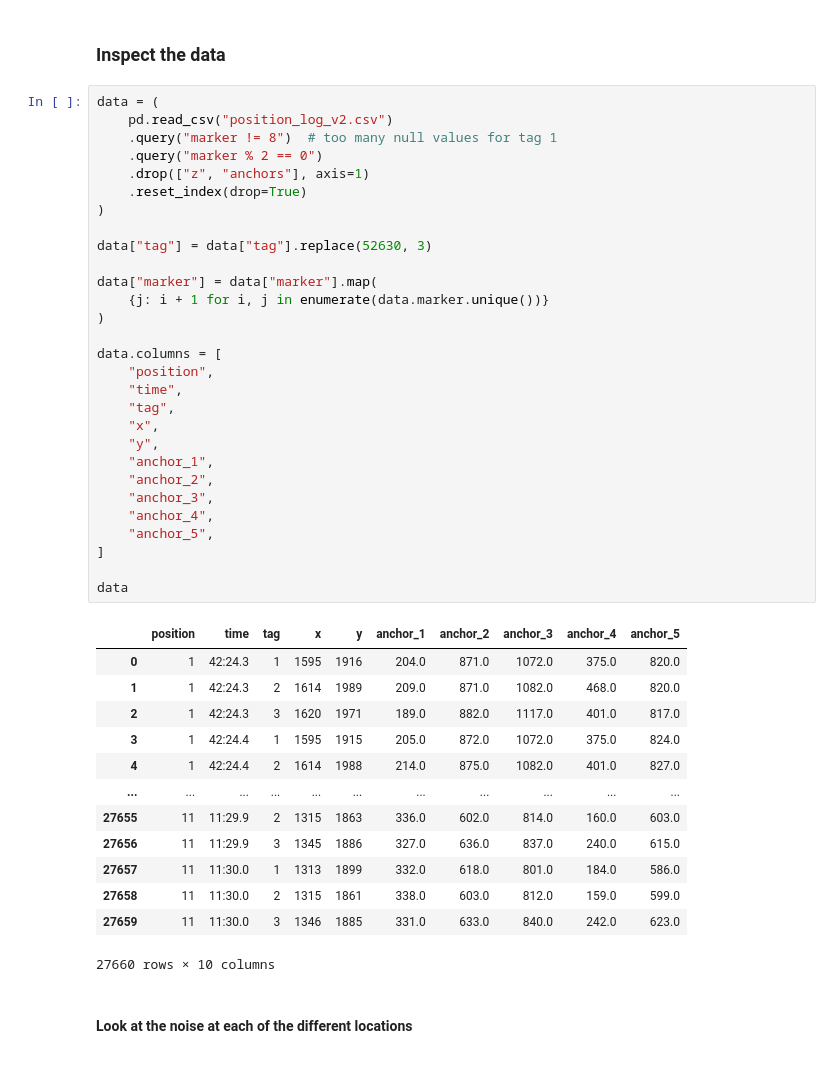
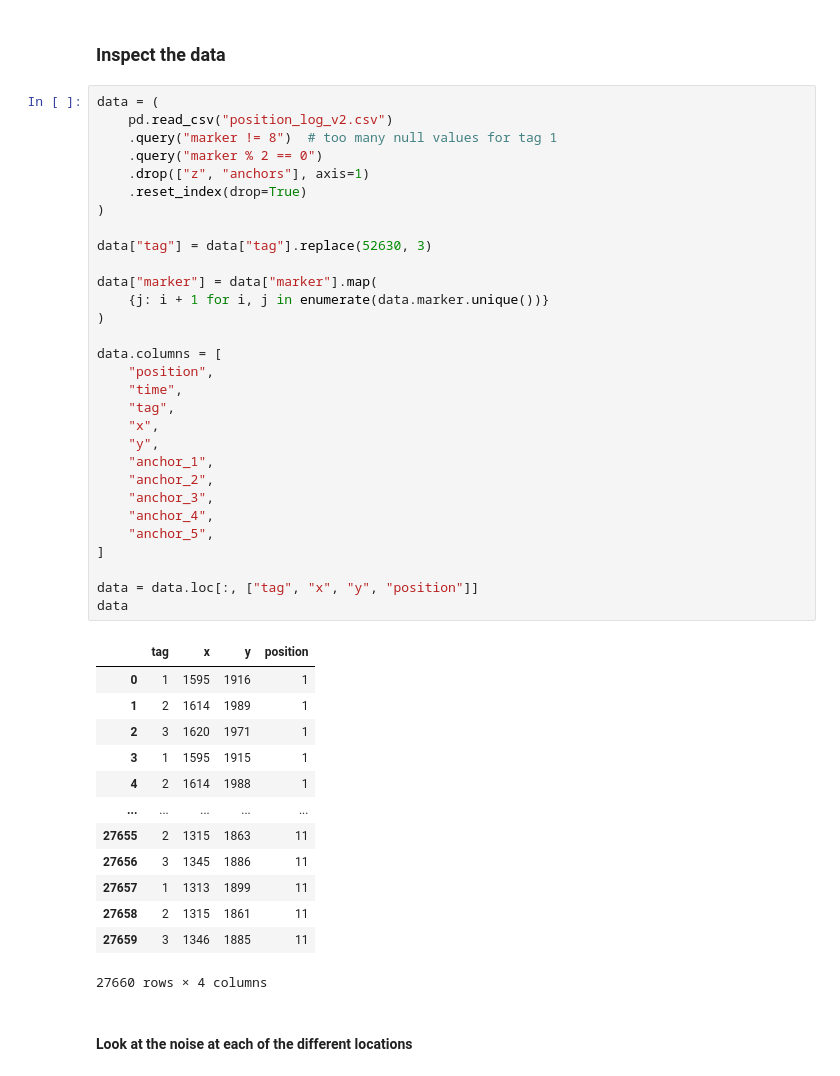
Before and after one commit to shariqak14/indoor_localization, a Jupyter notebook: constraint.ipynb, the cells around one changed output. Cells and saved outputs as stored; diff of their text form.

```diff
--- a/constraint.ipynb
+++ b/constraint.ipynb
@@ -52,46 +53,47 @@ The lab_black extension is already loaded. To reload it, use:
 # %%
 data = (
     pd.read_csv("position_log_v2.csv")
     .query("marker != 8")  # too many null values for tag 1
     .query("marker % 2 == 0")
     .drop(["z", "anchors"], axis=1)
     .reset_index(drop=True)
 )
 
 data["tag"] = data["tag"].replace(52630, 3)
 
 data["marker"] = data["marker"].map(
     {j: i + 1 for i, j in enumerate(data.marker.unique())}
 )
 
 data.columns = [
     "position",
     "time",
     "tag",
     "x",
     "y",
     "anchor_1",
     "anchor_2",
     "anchor_3",
     "anchor_4",
     "anchor_5",
 ]
 
+data = data.loc[:, ["tag", "x", "y", "position"]]
 data
 # %% [output]
-|  | position | time | tag | x | y | anchor_1 | anchor_2 | anchor_3 | anchor_4 | anchor_5 |
-| 0 | 1 | 42:24.3 | 1 | 1595 | 1916 | 204.0 | 871.0 | 1072.0 | 375.0 | 820.0 |
-| 1 | 1 | 42:24.3 | 2 | 1614 | 1989 | 209.0 | 871.0 | 1082.0 | 468.0 | 820.0 |
-| 2 | 1 | 42:24.3 | 3 | 1620 | 1971 | 189.0 | 882.0 | 1117.0 | 401.0 | 817.0 |
-| 3 | 1 | 42:24.4 | 1 | 1595 | 1915 | 205.0 | 872.0 | 1072.0 | 375.0 | 824.0 |
-| 4 | 1 | 42:24.4 | 2 | 1614 | 1988 | 214.0 | 875.0 | 1082.0 | 401.0 | 827.0 |
-| ... | ... | ... | ... | ... | ... | ... | ... | ... | ... | ... |
-| 27655 | 11 | 11:29.9 | 2 | 1315 | 1863 | 336.0 | 602.0 | 814.0 | 160.0 | 603.0 |
-| 27656 | 11 | 11:29.9 | 3 | 1345 | 1886 | 327.0 | 636.0 | 837.0 | 240.0 | 615.0 |
-| 27657 | 11 | 11:30.0 | 1 | 1313 | 1899 | 332.0 | 618.0 | 801.0 | 184.0 | 586.0 |
-| 27658 | 11 | 11:30.0 | 2 | 1315 | 1861 | 338.0 | 603.0 | 812.0 | 159.0 | 599.0 |
-| 27659 | 11 | 11:30.0 | 3 | 1346 | 1885 | 331.0 | 633.0 | 840.0 | 242.0 | 623.0 |
+|  | tag | x | y | position |
+| 0 | 1 | 1595 | 1916 | 1 |
+| 1 | 2 | 1614 | 1989 | 1 |
+| 2 | 3 | 1620 | 1971 | 1 |
+| 3 | 1 | 1595 | 1915 | 1 |
+| 4 | 2 | 1614 | 1988 | 1 |
+| ... | ... | ... | ... | ... |
+| 27655 | 2 | 1315 | 1863 | 11 |
+| 27656 | 3 | 1345 | 1886 | 11 |
+| 27657 | 1 | 1313 | 1899 | 11 |
+| 27658 | 2 | 1315 | 1861 | 11 |
+| 27659 | 3 | 1346 | 1885 | 11 |
-27660 rows × 10 columns
+27660 rows × 4 columns
 # %% [markdown]
 #### Look at the noise at each of the different locations
 # %%
```
Also changed, not shown: parts of 13 cells of this notebook.
